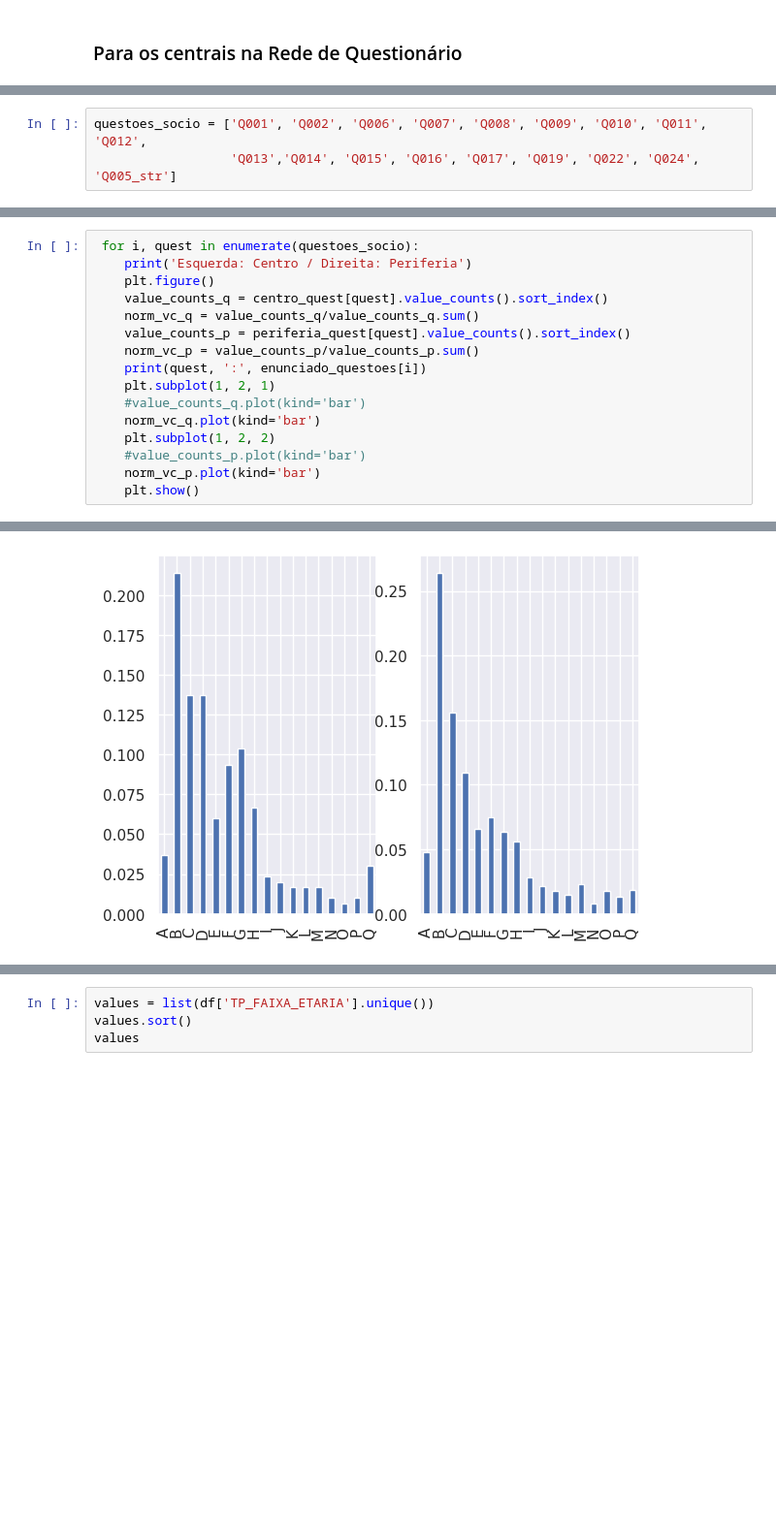
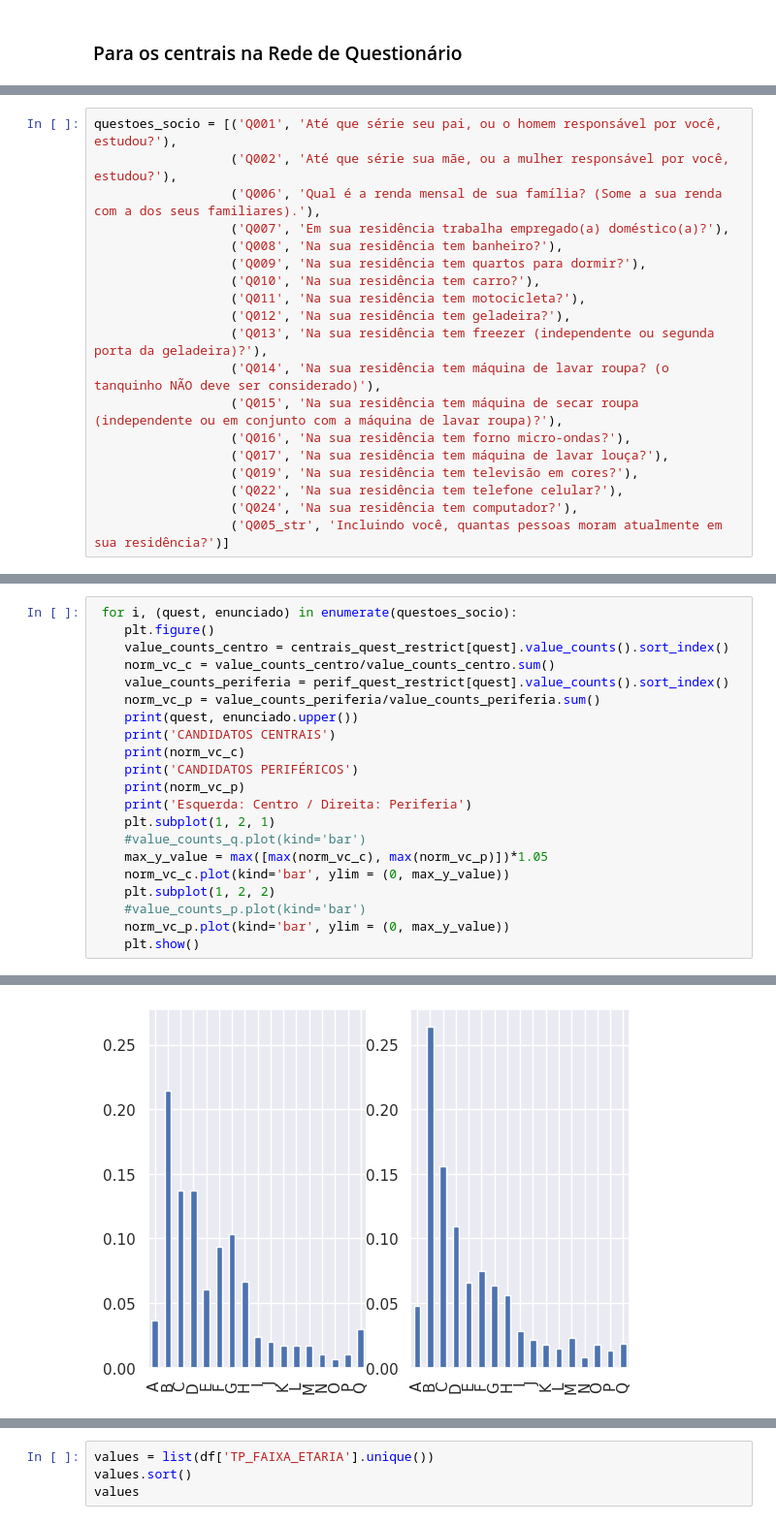
Before and after one commit to gabrielonishi/ENEMSocialNetworkAnalysis, a Jupyter notebook: 3 - Teste de Hipótese.ipynb, the cells around one changed output, grey strips where cells are left out. Shown at 97% size. Drawn from its saved outputs; the diff is of its cells as text; blank space fills up the shorter version.

Commit message:
Atualizações da aula de segunda

```diff
--- a/3 - Teste de Hipótese.ipynb
+++ b/3 - Teste de Hipótese.ipynb
@@ -128,3 +135,19 @@ Opa! Parece que para um threshold de acertos mais alto a centralidade de questio
 # %%
-questoes_socio = ['Q001', 'Q002', 'Q006', 'Q007', 'Q008', 'Q009', 'Q010', 'Q011', 'Q012',
-                  'Q013','Q014', 'Q015', 'Q016', 'Q017', 'Q019', 'Q022', 'Q024', 'Q005_str']
+questoes_socio = [('Q001', 'Até que série seu pai, ou o homem responsável por você, estudou?'),
+                  ('Q002', 'Até que série sua mãe, ou a mulher responsável por você, estudou?'),
+                  ('Q006', 'Qual é a renda mensal de sua família? (Some a sua renda com a dos seus familiares).'),
+                  ('Q007', 'Em sua residência trabalha empregado(a) doméstico(a)?'),
+                  ('Q008', 'Na sua residência tem banheiro?'),
+                  ('Q009', 'Na sua residência tem quartos para dormir?'),
+                  ('Q010', 'Na sua residência tem carro?'),
+                  ('Q011', 'Na sua residência tem motocicleta?'),
+                  ('Q012', 'Na sua residência tem geladeira?'),
+                  ('Q013', 'Na sua residência tem freezer (independente ou segunda porta da geladeira)?'),
+                  ('Q014', 'Na sua residência tem máquina de lavar roupa? (o tanquinho NÃO deve ser considerado)'),
+                  ('Q015', 'Na sua residência tem máquina de secar roupa (independente ou em conjunto com a máquina de lavar roupa)?'),
+                  ('Q016', 'Na sua residência tem forno micro-ondas?'),
+                  ('Q017', 'Na sua residência tem máquina de lavar louça?'),
+                  ('Q019', 'Na sua residência tem televisão em cores?'),
+                  ('Q022', 'Na sua residência tem telefone celular?'),
+                  ('Q024', 'Na sua residência tem computador?'),
+                  ('Q005_str', 'Incluindo você, quantas pessoas moram atualmente em sua residência?')]
@@ -166,17 +154,22 @@ Name: Q001, dtype: Float64
 # %%
- for i, quest in enumerate(questoes_socio):
+ for i, (quest, enunciado) in enumerate(questoes_socio):
+    plt.figure()
+    value_counts_centro = centrais_quest_restrict[quest].value_counts().sort_index()
+    norm_vc_c = value_counts_centro/value_counts_centro.sum()
+    value_counts_periferia = perif_quest_restrict[quest].value_counts().sort_index()
+    norm_vc_p = value_counts_periferia/value_counts_periferia.sum()
+    print(quest, enunciado.upper())
+    print('CANDIDATOS CENTRAIS')
+    print(norm_vc_c)
+    print('CANDIDATOS PERIFÉRICOS')
+    print(norm_vc_p)
     print('Esquerda: Centro / Direita: Periferia')
-    plt.figure()
-    value_counts_q = centro_quest[quest].value_counts().sort_index()
-    norm_vc_q = value_counts_q/value_counts_q.sum()
-    value_counts_p = periferia_quest[quest].value_counts().sort_index()
-    norm_vc_p = value_counts_p/value_counts_p.sum()
-    print(quest, ':', enunciado_questoes[i])
     plt.subplot(1, 2, 1)
     #value_counts_q.plot(kind='bar')
-    norm_vc_q.plot(kind='bar')
+    max_y_value = max([max(norm_vc_c), max(norm_vc_p)])*1.05
+    norm_vc_c.plot(kind='bar', ylim = (0, max_y_value))
     plt.subplot(1, 2, 2)
     #value_counts_p.plot(kind='bar')
-    norm_vc_p.plot(kind='bar')
+    norm_vc_p.plot(kind='bar', ylim = (0, max_y_value))
     plt.show()
 # %% [output]
@@ -191 +229 @@ Q006 : Qual é a renda mensal de sua família? (Some a sua renda com a dos seus
-[figure, old version]
+[figure, new version]
```
Also changed, not shown: parts of 89 cells of this notebook.
